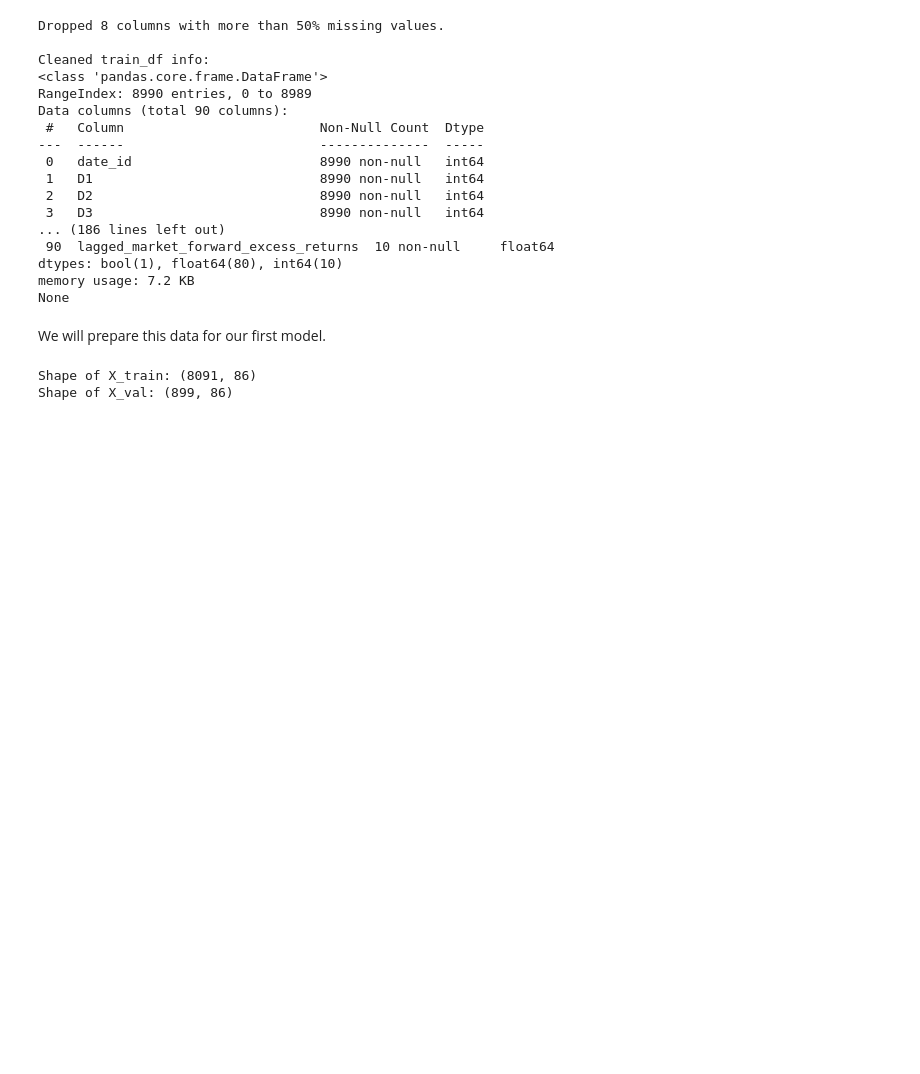
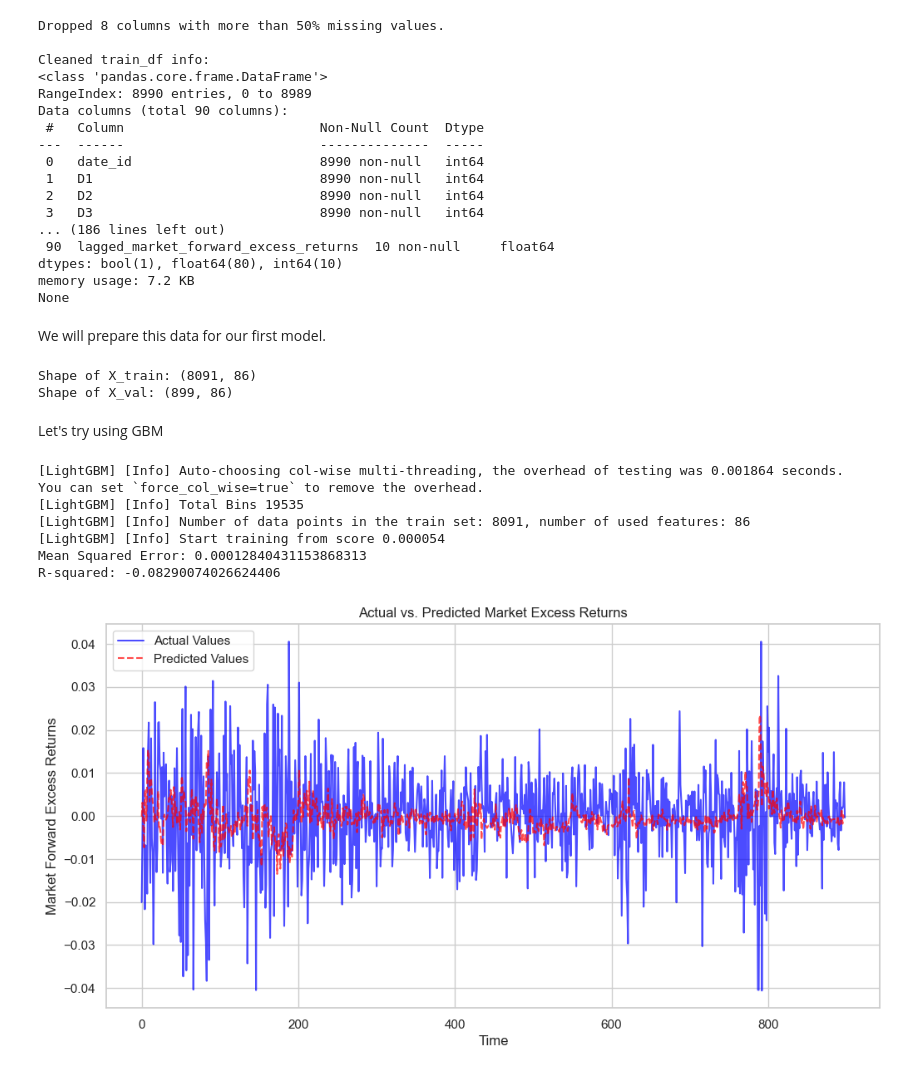
Before and after one commit to ml-dp/hull-tactical-market-prediction, a Jupyter notebook: explore.ipynb, the cells around one changed output. Saved outputs shown, nothing was run; the diff lists cells and outputs as text; code cells hidden in the pictures; blank space fills up the shorter version.

```diff
--- a/explore.ipynb
+++ b/explore.ipynb
@@ -242,3 +242,42 @@ print("Shape of X_val:", X_val_scaled.shape)
 # %% [output]
 Shape of X_train: (8091, 86)
 Shape of X_val: (899, 86)
+# %% [markdown]
+Let's try using GBM
+# %%
+import lightgbm as lgb
+from sklearn.metrics import mean_squared_error, r2_score
+import matplotlib.pyplot as plt
+
+# Initialize and train the LightGBM model
+lgbm = lgb.LGBMRegressor(random_state=42)
+lgbm.fit(X_train_scaled, y_train)
+
+# Make predictions on the validation set
+y_pred = lgbm.predict(X_val_scaled)
+
+# Evaluate the model
+mse = mean_squared_error(y_val, y_pred)
+r2 = r2_score(y_val, y_pred)
+
+print(f"Mean Squared Error: {mse}")
+print(f"R-squared: {r2}")
+
+# Plot actual vs. predicted values
+plt.figure(figsize=(12, 6))
+plt.plot(y_val.values, label='Actual Values', color='blue', alpha=0.7)
+plt.plot(y_pred, label='Predicted Values', color='red', linestyle='--', alpha=0.7)
+plt.title('Actual vs. Predicted Market Excess Returns')
+plt.xlabel('Time')
+plt.ylabel('Market Forward Excess Returns')
+plt.legend()
+plt.show()
+# %% [output]
+[LightGBM] [Info] Auto-choosing col-wise multi-threading, the overhead of testing was 0.001864 seconds.
+You can set `force_col_wise=true` to remove the overhead.
+[LightGBM] [Info] Total Bins 19535
+[LightGBM] [Info] Number of data points in the train set: 8091, number of used features: 86
+[LightGBM] [Info] Start training from score 0.000054
+Mean Squared Error: 0.00012840431153868313
+R-squared: -0.08290074026624406
+[figure, added]
```
Also changed, not shown: parts of 1 cell of this notebook.
